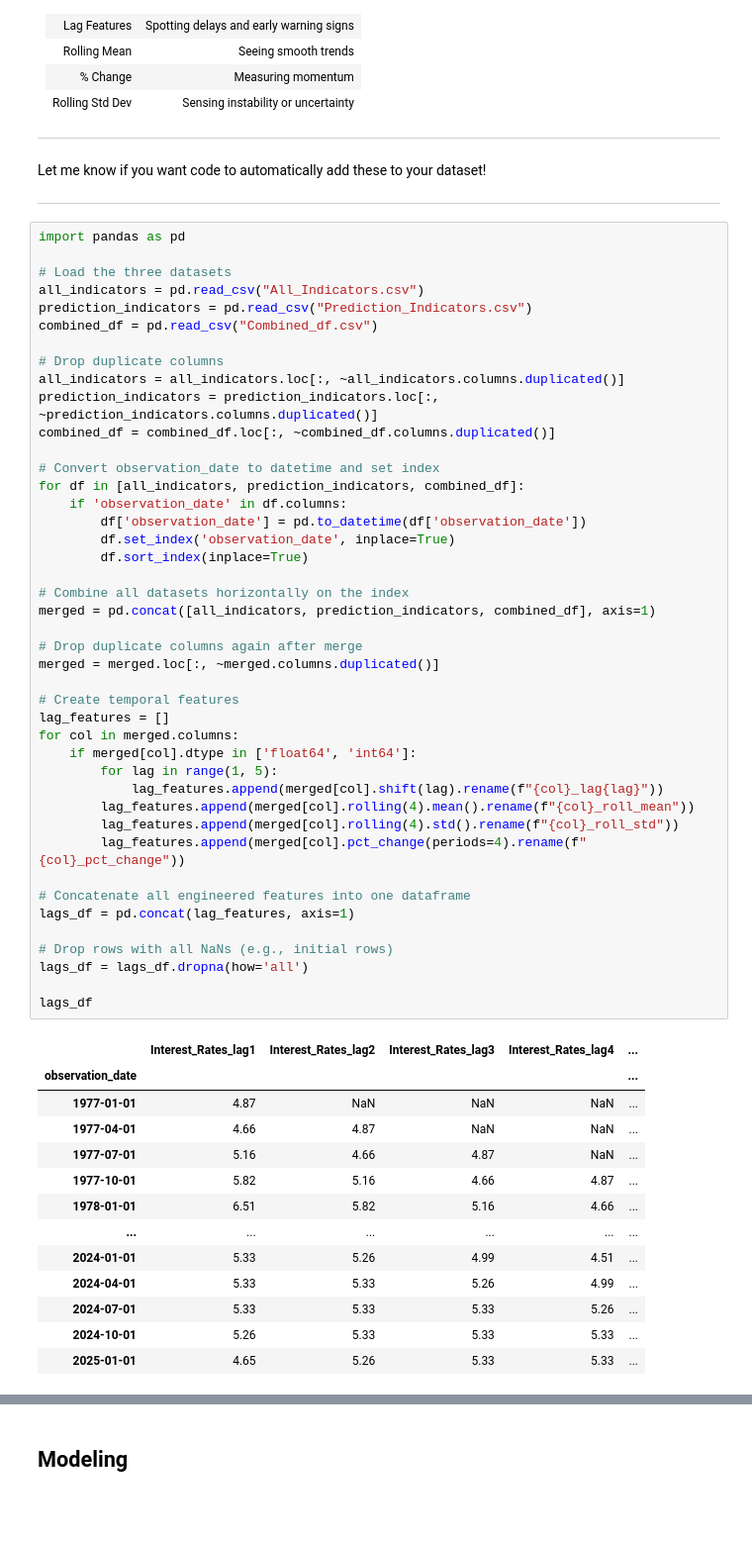
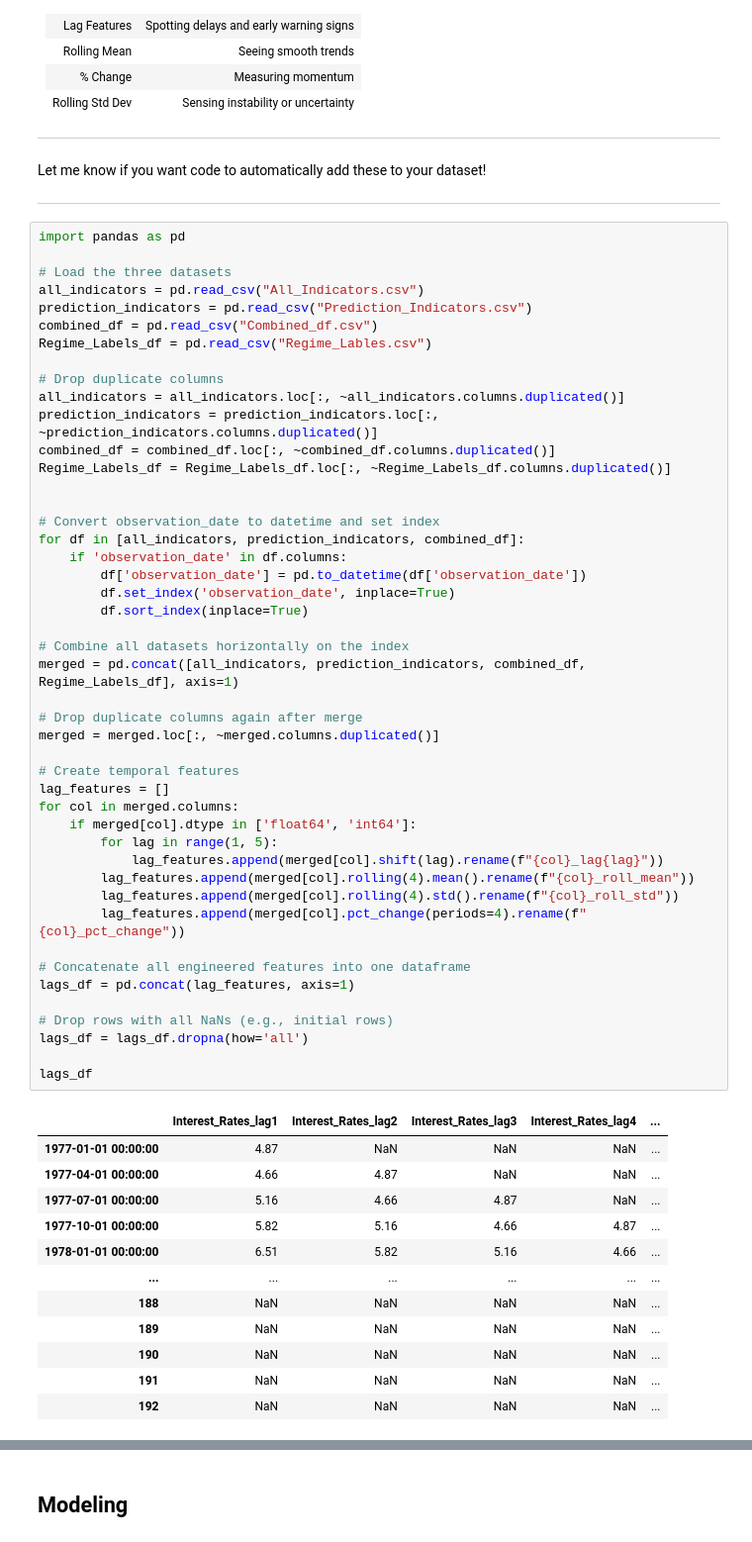
Before and after one commit to Makster04/FINAL_CAPSTONE_PROJECT, a Jupyter notebook: Notebook.ipynb, the cells around one changed output, grey strips where cells are left out. Shown at 99% size. Drawn from its saved outputs; the diff is of its cells as text; blank space fills up the shorter version.

```diff
--- a/Notebook.ipynb
+++ b/Notebook.ipynb
@@ -1339,53 +1339,55 @@ import pandas as pd
 all_indicators = pd.read_csv("All_Indicators.csv")
 prediction_indicators = pd.read_csv("Prediction_Indicators.csv")
 combined_df = pd.read_csv("Combined_df.csv")
+Regime_Labels_df = pd.read_csv("Regime_Lables.csv")
 
 # Drop duplicate columns
 all_indicators = all_indicators.loc[:, ~all_indicators.columns.duplicated()]
 prediction_indicators = prediction_indicators.loc[:, ~prediction_indicators.columns.duplicated()]
 combined_df = combined_df.loc[:, ~combined_df.columns.duplicated()]
+Regime_Labels_df = Regime_Labels_df.loc[:, ~Regime_Labels_df.columns.duplicated()]
+
 
 # Convert observation_date to datetime and set index
 for df in [all_indicators, prediction_indicators, combined_df]:
     if 'observation_date' in df.columns:
         df['observation_date'] = pd.to_datetime(df['observation_date'])
         df.set_index('observation_date', inplace=True)
         df.sort_index(inplace=True)
 
 # Combine all datasets horizontally on the index
-merged = pd.concat([all_indicators, prediction_indicators, combined_df], axis=1)
+merged = pd.concat([all_indicators, prediction_indicators, combined_df, Regime_Labels_df], axis=1)
 
 # Drop duplicate columns again after merge
 merged = merged.loc[:, ~merged.columns.duplicated()]
 
 # Create temporal features
 lag_features = []
 for col in merged.columns:
     if merged[col].dtype in ['float64', 'int64']:
         for lag in range(1, 5):
             lag_features.append(merged[col].shift(lag).rename(f"{col}_lag{lag}"))
         lag_features.append(merged[col].rolling(4).mean().rename(f"{col}_roll_mean"))
         lag_features.append(merged[col].rolling(4).std().rename(f"{col}_roll_std"))
         lag_features.append(merged[col].pct_change(periods=4).rename(f"{col}_pct_change"))
 
 # Concatenate all engineered features into one dataframe
 lags_df = pd.concat(lag_features, axis=1)
 
 # Drop rows with all NaNs (e.g., initial rows)
 lags_df = lags_df.dropna(how='all')
 
 lags_df
 # %% [output]
 |  | Interest_Rates_lag1 | Interest_Rates_lag2 | Interest_Rates_lag3 | Interest_Rates_lag4 | ... |
-| observation_date |  |  |  |  | ... |
-| 1977-01-01 | 4.87 | NaN | NaN | NaN | ... |
-| 1977-04-01 | 4.66 | 4.87 | NaN | NaN | ... |
-| 1977-07-01 | 5.16 | 4.66 | 4.87 | NaN | ... |
-| 1977-10-01 | 5.82 | 5.16 | 4.66 | 4.87 | ... |
-| 1978-01-01 | 6.51 | 5.82 | 5.16 | 4.66 | ... |
+| 1977-01-01 00:00:00 | 4.87 | NaN | NaN | NaN | ... |
+| 1977-04-01 00:00:00 | 4.66 | 4.87 | NaN | NaN | ... |
+| 1977-07-01 00:00:00 | 5.16 | 4.66 | 4.87 | NaN | ... |
+| 1977-10-01 00:00:00 | 5.82 | 5.16 | 4.66 | 4.87 | ... |
+| 1978-01-01 00:00:00 | 6.51 | 5.82 | 5.16 | 4.66 | ... |
 | ... | ... | ... | ... | ... | ... |
-| 2024-01-01 | 5.33 | 5.26 | 4.99 | 4.51 | ... |
-| 2024-04-01 | 5.33 | 5.33 | 5.26 | 4.99 | ... |
-| 2024-07-01 | 5.33 | 5.33 | 5.33 | 5.26 | ... |
-| 2024-10-01 | 5.26 | 5.33 | 5.33 | 5.33 | ... |
-| 2025-01-01 | 4.65 | 5.26 | 5.33 | 5.33 | ... |
+| 188 | NaN | NaN | NaN | NaN | ... |
+| 189 | NaN | NaN | NaN | NaN | ... |
+| 190 | NaN | NaN | NaN | NaN | ... |
+| 191 | NaN | NaN | NaN | NaN | ... |
+| 192 | NaN | NaN | NaN | NaN | ... |
```
Also changed, not shown: parts of 6 cells of this notebook, 2 other files.
